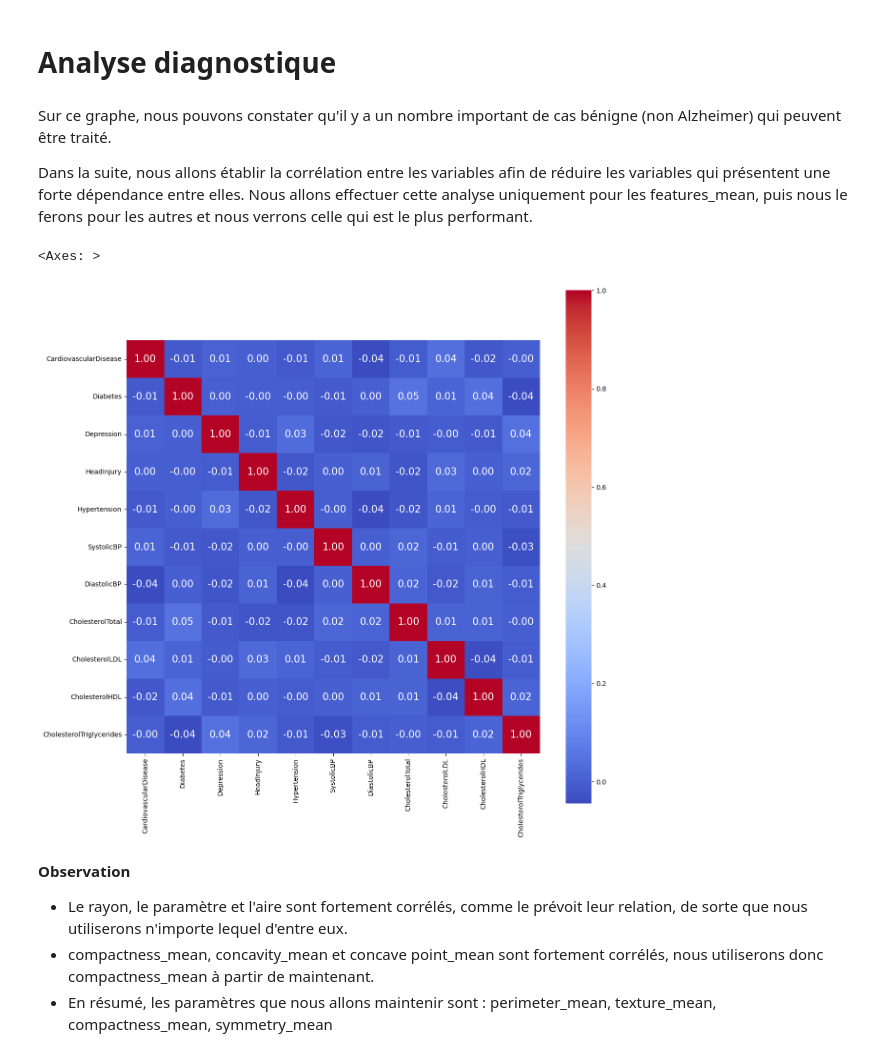
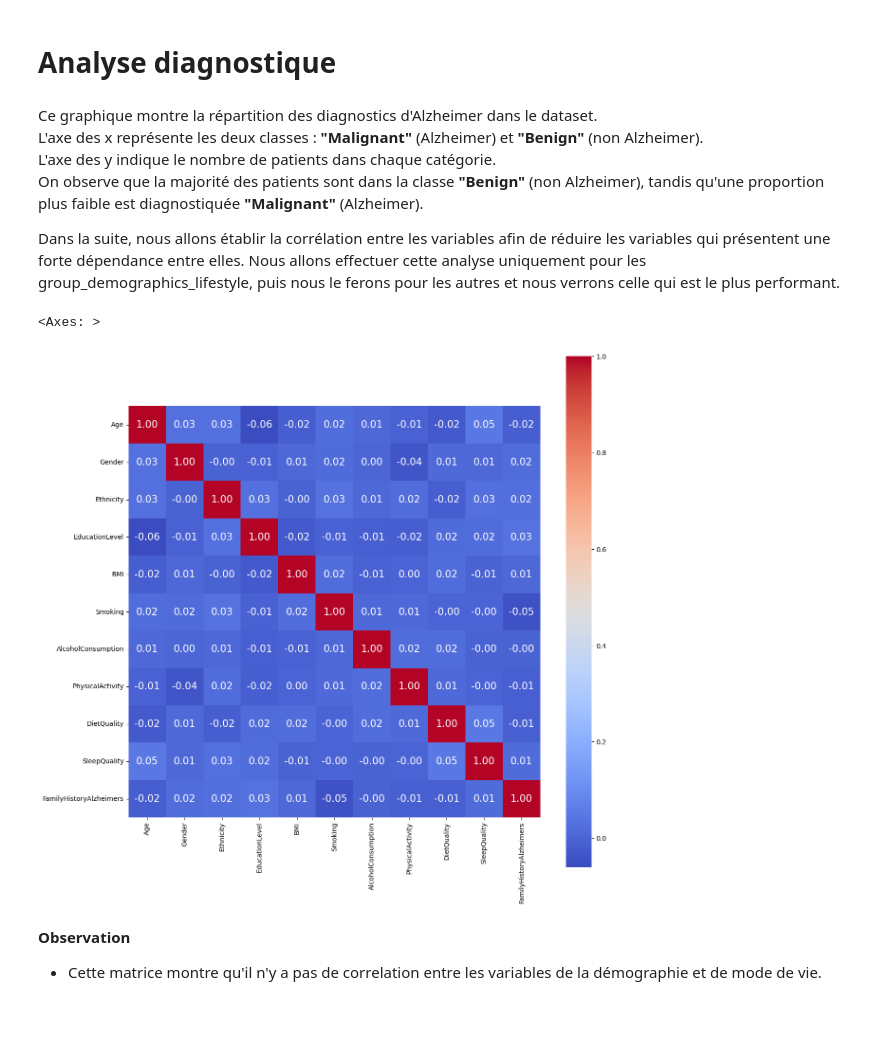
Before and after one commit to bradlab/autoencoder, a Jupyter notebook: autoencoder.ipynb, the cells around one changed output. Drawn from its saved outputs; the diff is of its cells as text; code cells hidden in the pictures; blank space fills up the shorter version.

```diff
--- a/autoencoder.ipynb
+++ b/autoencoder.ipynb
@@ -275,0 +167,15 @@ print(features_worst)
+# %%
+# 1. Démographie et mode de vie (colonnes 1 à 11)
+group_demographics_lifestyle = list(data.columns[1:12])
+
+# 2. Médical et clinique (colonnes 12 à 23)
+group_medical_clinical = list(data.columns[12:24])
+
+# 3. Cognitif, fonctionnel et symptômes (colonnes 24 à 33)
+group_cognitive_symptoms = list(data.columns[24:34])
+
+print("Démographie et mode de vie :", group_demographics_lifestyle)
+print("------------------------------------")
+print("Médical et clinique :", group_medical_clinical)
+print("------------------------------------")
+print("Cognitif, fonctionnel et symptômes :", group_cognitive_symptoms)
@@ -305,21 +217,22 @@ plt.show()
 # %% [markdown]
 # Analyse diagnostique
 # %% [markdown]
-Sur ce graphe, nous pouvons constater qu'il y a un nombre important de cas bénigne (non Alzheimer) qui peuvent être traité.
+Ce graphique montre la répartition des diagnostics d'Alzheimer dans le dataset.
+L'axe des x représente les deux classes : **"Malignant"** (Alzheimer) et **"Benign"** (non Alzheimer).
+L'axe des y indique le nombre de patients dans chaque catégorie.
+On observe que la majorité des patients sont dans la classe **"Benign"** (non Alzheimer), tandis qu'une proportion plus faible est diagnostiquée **"Malignant"** (Alzheimer).
 
-Dans la suite, nous allons établir la corrélation entre les variables afin de réduire les variables qui présentent une forte dépendance entre elles. Nous allons effectuer cette analyse uniquement pour les features_mean, puis nous le ferons pour les autres et nous verrons celle qui est le plus performant.
+Dans la suite, nous allons établir la corrélation entre les variables afin de réduire les variables qui présentent une forte dépendance entre elles. Nous allons effectuer cette analyse uniquement pour les group_demographics_lifestyle, puis nous le ferons pour les autres et nous verrons celle qui est le plus performant.
 # %%
 # Correlation
-corr = data[features_se].corr() # .corr is used for find corelation
+corr = data[group_demographics_lifestyle].corr() # .corr is used for find corelation
 plt.figure(figsize=(14,14))
 sns.heatmap(corr, cbar = True, square=True, annot=True, fmt= '.2f',annot_kws={'size': 15},
-           xticklabels= features_se, yticklabels= features_se,
+           xticklabels= group_demographics_lifestyle, yticklabels= group_demographics_lifestyle,
            cmap= 'coolwarm')
 # %% [output]
 <Axes: >
-[figure, old version]
+[figure, new version]
 # %% [markdown]
 **Observation** <br>
-- Le rayon, le paramètre et l'aire sont fortement corrélés, comme le prévoit leur relation, de sorte que nous utiliserons n'importe lequel d'entre eux. <br>
-- compactness_mean, concavity_mean et concave point_mean sont fortement corrélés, nous utiliserons donc compactness_mean à partir de maintenant.
-- En résumé, les paramètres que nous allons maintenir sont : perimeter_mean, texture_mean, compactness_mean, symmetry_mean
+- Cette matrice montre qu'il n'y a pas de correlation entre les variables de la démographie et de mode de vie.
```
Also changed, not shown: parts of 11 cells of this notebook, 3 other files.
